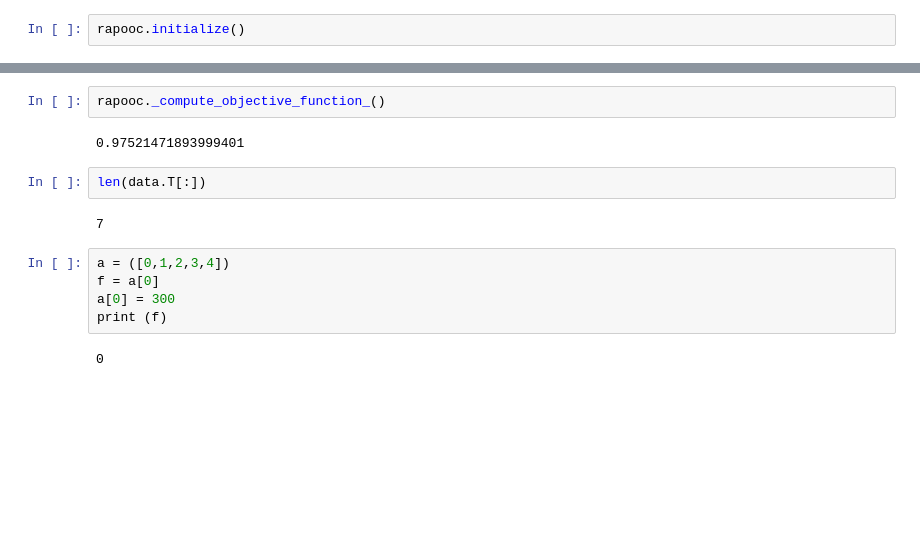
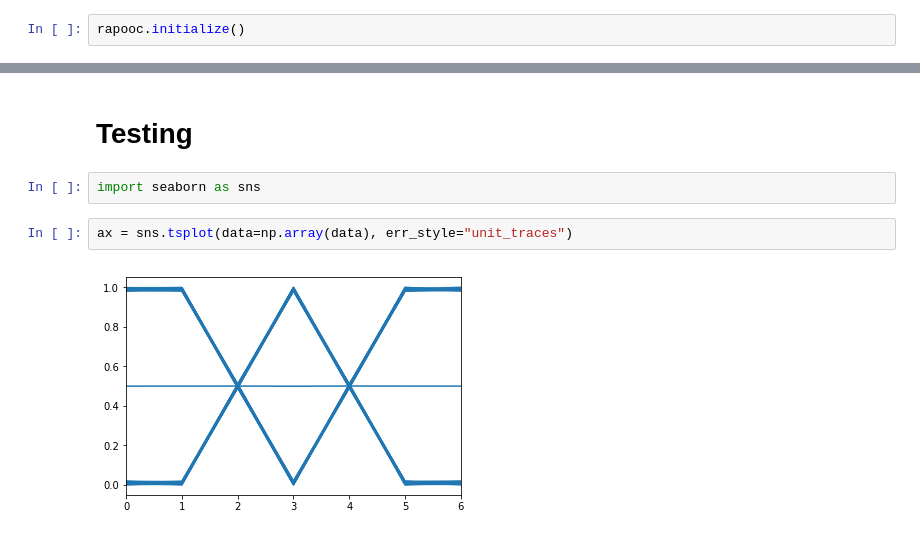
Before and after one commit to josechudev/GeneExpressionBiClustering, a Jupyter notebook: Notebooks/3.1 RAPOOC Test.ipynb, the cells around one changed output, grey strips where cells are left out. Cells and saved outputs as stored; diff of their text form; blank space fills up the shorter version.

```diff
--- a/Notebooks/3.1 RAPOOC Test.ipynb
+++ b/Notebooks/3.1 RAPOOC Test.ipynb
@@ -349,15 +396,8 @@ array([ 1.,  1.,  1.,  0.,  1.,  1.,  0.,  1.,  1.,  1.,  1.,  1.,  1.,
-# %%
-rapooc._compute_objective_function_()
-# %% [output]
-0.97521471893999401
-# %%
-len(data.T[:])
-# %% [output]
-7
-# %%
-a = ([0,1,2,3,4])
-f = a[0]
-a[0] = 300
-print (f)
-# %% [output]
-0
+# %% [markdown]
+# Testing
+# %%
+import seaborn as sns
+# %%
+ax = sns.tsplot(data=np.array(data), err_style="unit_traces")
+# %% [output]
+[figure, added]
```
Also changed, not shown: parts of 23 cells of this notebook, 1 other file.
